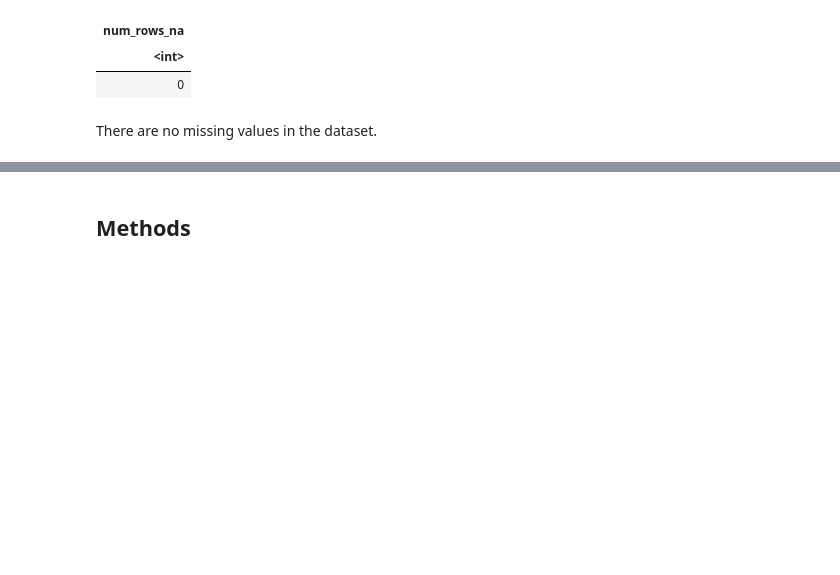
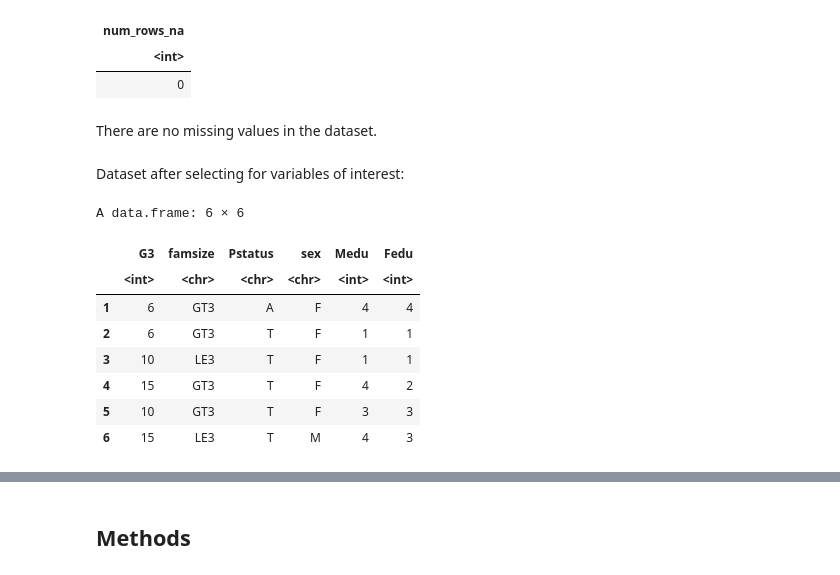
Before and after one commit to aidanmeharg/STAT_201_Project, a Jupyter notebook: proposal.ipynb, the cells around one changed output, grey strips where cells are left out. Saved outputs shown, nothing was run; the diff lists cells and outputs as text; code cells hidden in the pictures; blank space fills up the shorter version.

```diff
--- a/proposal.ipynb
+++ b/proposal.ipynb
@@ -59,5 +50,21 @@ A data.frame: 1 × 1
 | 0 |
 # %% [markdown]
 There are no missing values in the dataset.
+# %% [markdown]
+Dataset after selecting for variables of interest:
+# %%
+filtered_for_coi <- students |>
+                        select(G3, famsize, Pstatus, sex, Medu, Fedu)
+head(filtered_for_coi)
+# %% [output]
+A data.frame: 6 × 6
+|  | G3 | famsize | Pstatus | sex | Medu | Fedu |
+|  | <int> | <chr> | <chr> | <chr> | <int> | <int> |
+| 1 | 6 | GT3 | A | F | 4 | 4 |
+| 2 | 6 | GT3 | T | F | 1 | 1 |
+| 3 | 10 | LE3 | T | F | 1 | 1 |
+| 4 | 15 | GT3 | T | F | 4 | 2 |
+| 5 | 10 | GT3 | T | F | 3 | 3 |
+| 6 | 15 | LE3 | T | M | 4 | 3 |
 # %%
 ggplot(students, aes(x = G3)) +
```
Also changed, not shown: parts of 4 cells of this notebook.
